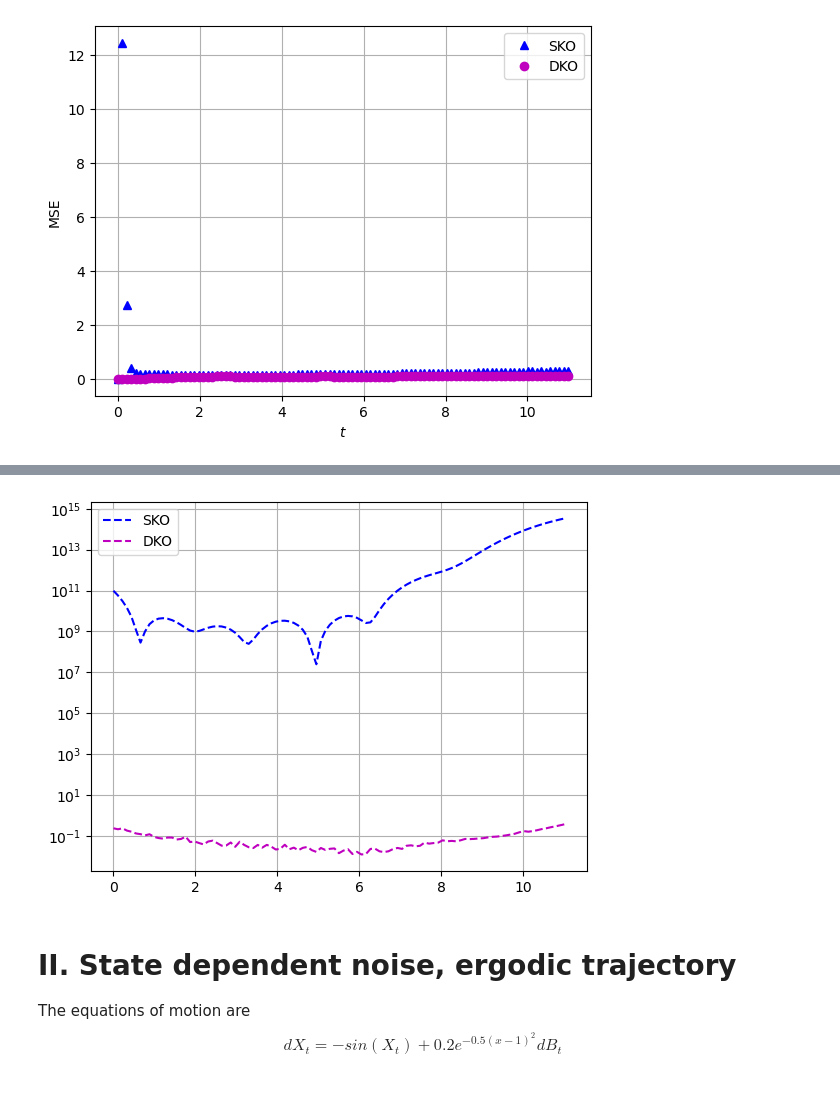
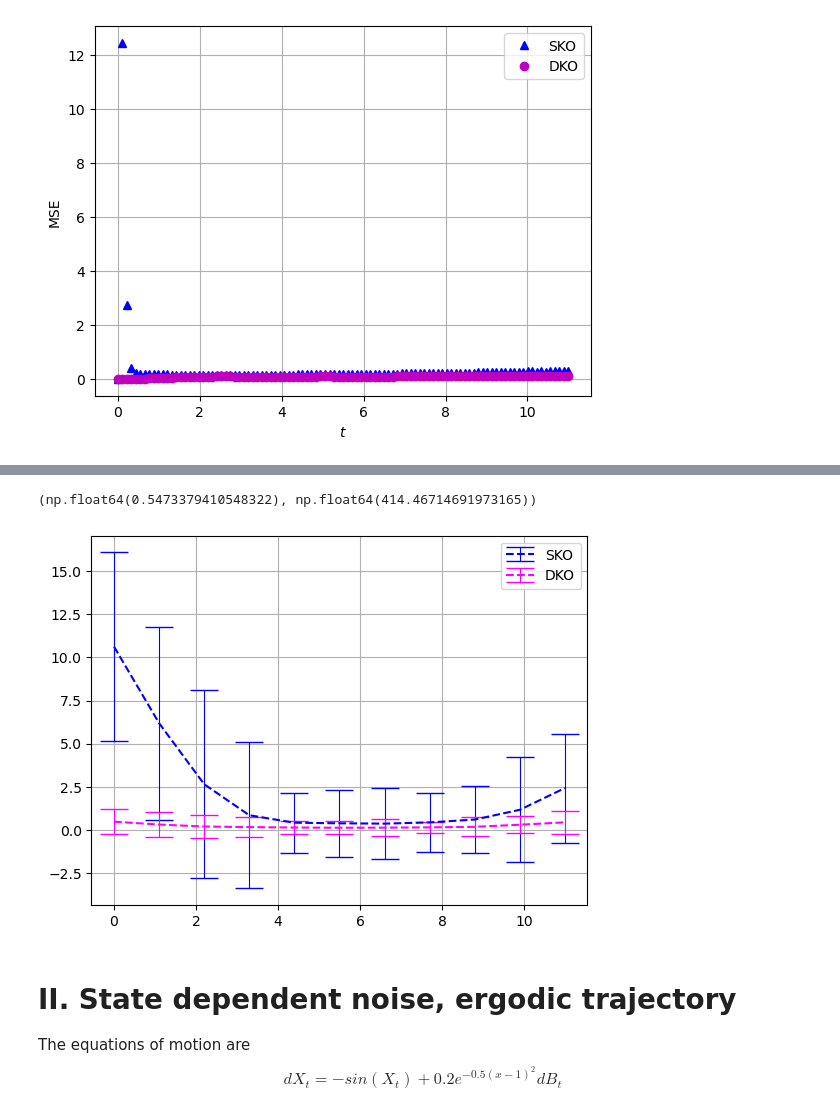
Before and after one commit to Maria-A-Oprea/Distributional_Koopman, a Jupyter notebook: State_dependent_noise.ipynb, the cells around one changed output, grey strips where cells are left out. Saved outputs shown, nothing was run; the diff lists cells and outputs as text; code cells hidden in the pictures.

Commit message:
fixed square bug

```diff
--- a/State_dependent_noise.ipynb
+++ b/State_dependent_noise.ipynb
@@ -448,5 +445,5 @@ plot_statistics(a, b)
 # %%
-# N_exp = 50
+N_exp = 50
 n, N_x0, N = np.shape(truth)
 
 
@@ -462,13 +459,19 @@ for repeat in range(N_exp):
     K_SKO = SKO(a, b)
     K_DKO = DKO(a, b, distr = "trajectory")
     pred_SKO = prediction(K_SKO, a, b)
+    if np.max(pred_SKO) > 10**4:
+        print("caca")
     pred_DKO = prediction(K_DKO, a, b)
     g_pred_SKO = 1/n* np.sum(pred_SKO, axis = 0)
     g_pred_DKO = 1/n* np.sum(pred_DKO, axis = 0)
-    mean_square_error_SKO = np.trapezoid((g_true - g_pred_SKO)**2)
-    mean_square_error_DKO = np.trapezoid((g_true - g_pred_DKO)**2)
+    mean_square_error_SKO = np.sqrt(np.trapezoid((g_true - g_pred_SKO)**2))
+    mean_square_error_DKO = np.sqrt(np.trapezoid((g_true - g_pred_DKO)**2))
     results_SKO[repeat, :] = mean_square_error_SKO
     results_DKO[repeat, :] = mean_square_error_DKO
+# %%
+np.max(g_true), np.max(results_SKO)
+# %% [output]
+(np.float64(0.5473379410548322), np.float64(414.46714691973165))
 # %%
 mean_SKO = np.mean(results_SKO, axis = 0)
 mean_DKO = np.mean(results_DKO, axis = 0)
@@ -477,16 +480,21 @@ var_DKO = np.std(results_DKO, axis = 0)
 # %%
 #plot the results
 indices_error = np.arange(0, N, 10)
 mask = np.zeros((N, ))
 mask[indices_error] = var_SKO[indices_error]/mean_SKO[indices_error]
-#plt.errorbar(np.linspace(0, 11, N)[indices_error], mean_SKO[indices_error], yerr = mask[indices_error], linestyle = "--", color = "blue", capsize = 5)
+plt.errorbar(np.linspace(0, 11, N)[indices_error], mean_SKO[indices_error], yerr = mask[indices_error],
+             linestyle = "--", color = "blue", capsize = 10, label = "SKO", elinewidth = 0.8 )
 #plt.yscale("log")
-plt.semilogy(np.linspace(0, 11, N), mean_SKO, 'b', linestyle = "--", label = "SKO")
-plt.semilogy(np.linspace(0, 11, N), mean_DKO, 'm', linestyle = "--", label = "DKO")
+mask[indices_error] = var_DKO[indices_error]/mean_DKO[indices_error]
+plt.errorbar(np.linspace(0, 11, N)[indices_error], mean_DKO[indices_error], yerr = mask[indices_error],
+             linestyle = "--", color = "magenta", capsize = 10, label = "DKO", elinewidth = 0.8)
+#plt.semilogy(np.linspace(0, 11, N), mean_SKO, 'b', linestyle = "--", label = "SKO")
+#plt.semilogy(np.linspace(0, 11, N), mean_DKO, 'm', linestyle = "--", label = "DKO")
+
 plt.legend()
 plt.grid()
 # %% [output]
-[figure, old version]
+[figure, new version]
 # %% [markdown]
 # II. State dependent noise, ergodic trajectory
 
```
Also changed, not shown: parts of 2 cells of this notebook.
